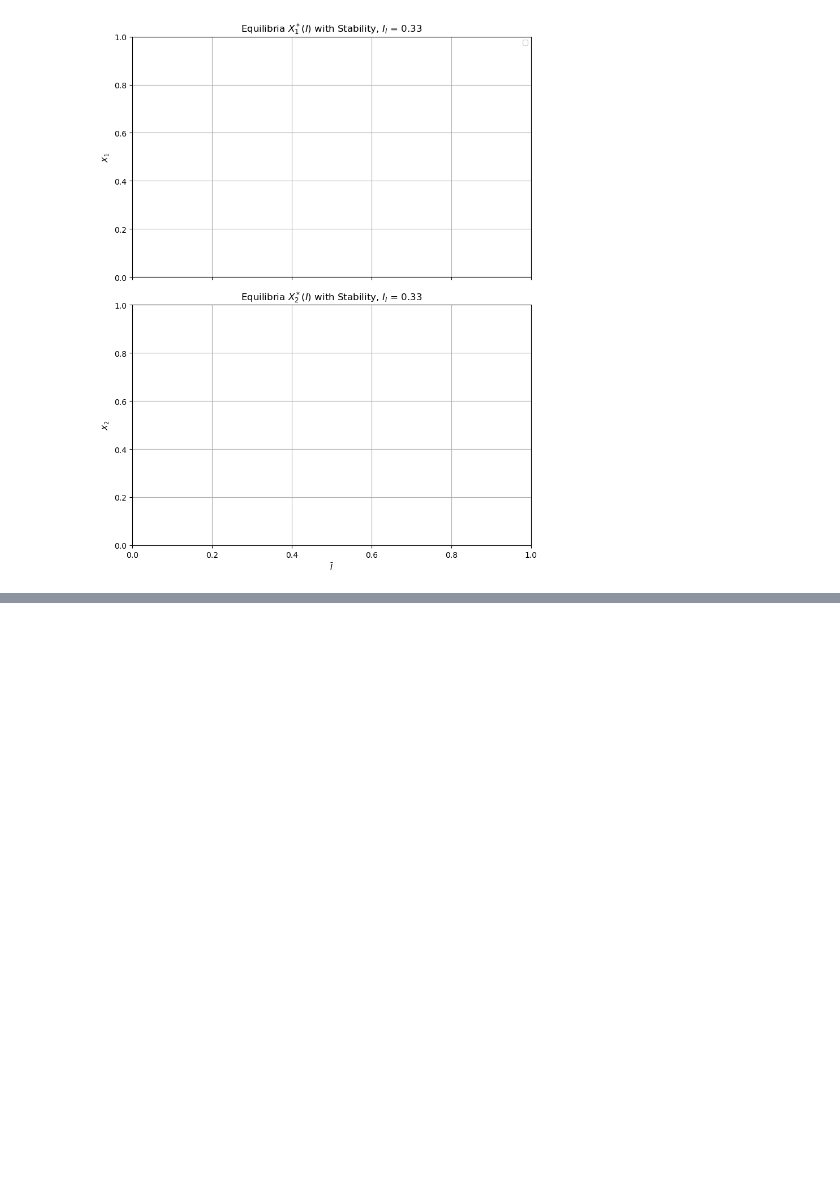
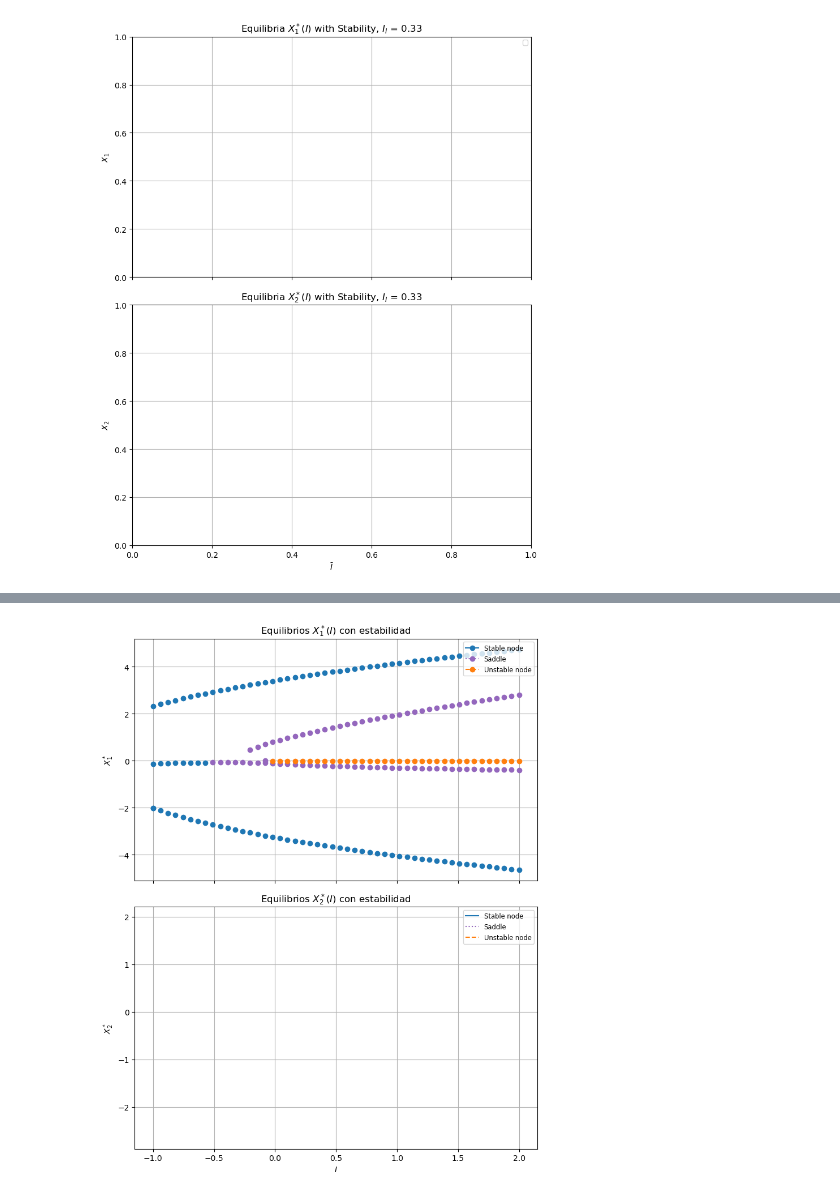
Before and after one commit to javirm3/TFG, a Jupyter notebook: simulations/bifurcations.ipynb, the cells around one changed output, grey strips where cells are left out. Cells and saved outputs as stored; diff of their text form; code cells hidden in the pictures; blank space fills up the shorter version.

```diff
--- a/simulations/bifurcations.ipynb
+++ b/simulations/bifurcations.ipynb
@@ -33,11 +35,14 @@ values = {
     "IL": 1,
     "IC": 1,
     "IR": 1,
-    "I_I": 1/3,
-    "sL": 1,
+    "I_I": 1/4,
+    "sL": 0,
     "sC": 0,
     "sR": 0,
 }
 potencial, F1, F2, H = get_expressions(values, type = "symbolic", substituted_I =  False)
-F1
+
 _,F1_num, F2_num, H_num = get_expressions(values, type = "numeric", substituted_I =  False)
+
+display(Math(r"F1 = " + latex(F1)))
+display(Math(r"F2 = " + latex(F2)))
@@ -343,0 +416,60 @@ plt.show()
+# %%
+import numpy as np
+import matplotlib.pyplot as plt
+import warnings
+warnings.filterwarnings("ignore", category=RuntimeWarning)
+
+
+I_vals = np.linspace(-1, 2, 50)
+fig, (ax1, ax2) = plt.subplots(2, 1, figsize=(8, 10), sharex=True)
+
+h = 1e-6  # paso para diferencias finitas
+plotted = {'X1': set(), 'X2': set()}
+
+for Iv in I_vals:
+    roots = zeros_para_I(Iv)  # [(x1,x2), ...]
+    # Para cada raíz en este I
+    for x1, x2 in roots:
+        # Jacobiano numérico
+        J = np.array([
+            [
+                (F1_num(x1+h, x2, Iv, Iv, Iv) - F1_num(x1-h, x2, Iv, Iv, Iv)) / (2*h),
+                (F1_num(x1, x2+h, Iv, Iv, Iv) - F1_num(x1, x2-h, Iv, Iv, Iv)) / (2*h)
+            ],
+            [
+                (F2_num(x1+h, x2, Iv, Iv, Iv) - F2_num(x1-h, x2, Iv, Iv, Iv)) / (2*h),
+                (F2_num(x1, x2+h, Iv, Iv, Iv) - F2_num(x1, x2-h, Iv, Iv, Iv)) / (2*h)
+            ]
+        ], float)
+
+        stab = stability(J)
+
+        ax1.plot([Iv], [x1],
+                 marker ='o',
+                 linestyle=STABILITY_STYLE[stab],
+                 color=EQUILIBRIUM_COLOR[stab],
+                 label=(stab if stab not in plotted['X1'] else '_nolegend_'))
+        ax2.plot([Iv], [x2],
+                 linestyle=STABILITY_STYLE[stab],
+                 color=EQUILIBRIUM_COLOR[stab],
+                 label=(stab if stab not in plotted['X2'] else '_nolegend_'))
+
+        plotted['X1'].add(stab)
+        plotted['X2'].add(stab)
+
+# Ajustes finales
+ax1.set_title('Equilibrios $X_1^*(I)$ con estabilidad')
+ax1.set_ylabel('$X_1^*$')
+ax1.grid(True)
+ax1.legend(loc='upper right', fontsize='small')
+
+ax2.set_title('Equilibrios $X_2^*(I)$ con estabilidad')
+ax2.set_xlabel('$I$')
+ax2.set_ylabel('$X_2^*$')
+ax2.grid(True)
+ax2.legend(loc='upper right', fontsize='small')
+
+plt.tight_layout()
+plt.show()
+# %% [output]
+[figure, added]
```
Also changed, not shown: parts of 3 cells of this notebook, 4 other files.
